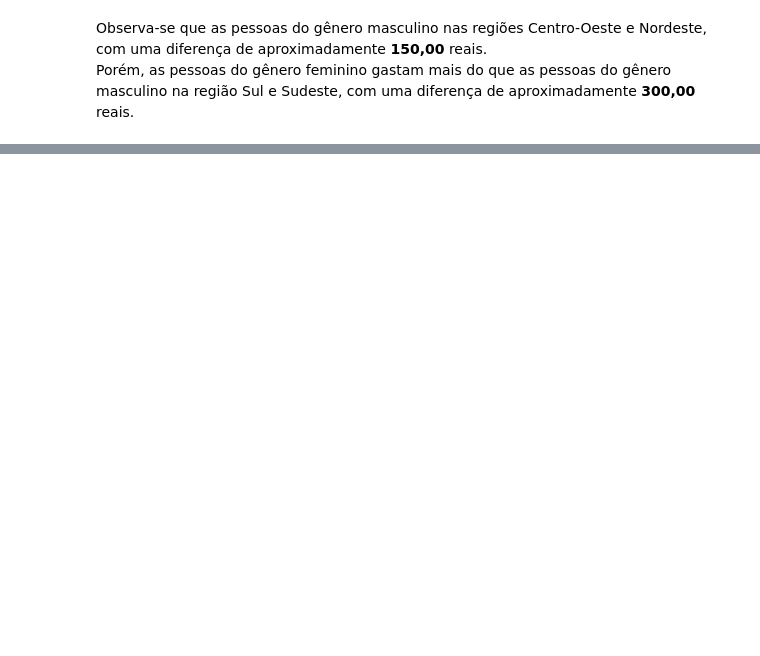
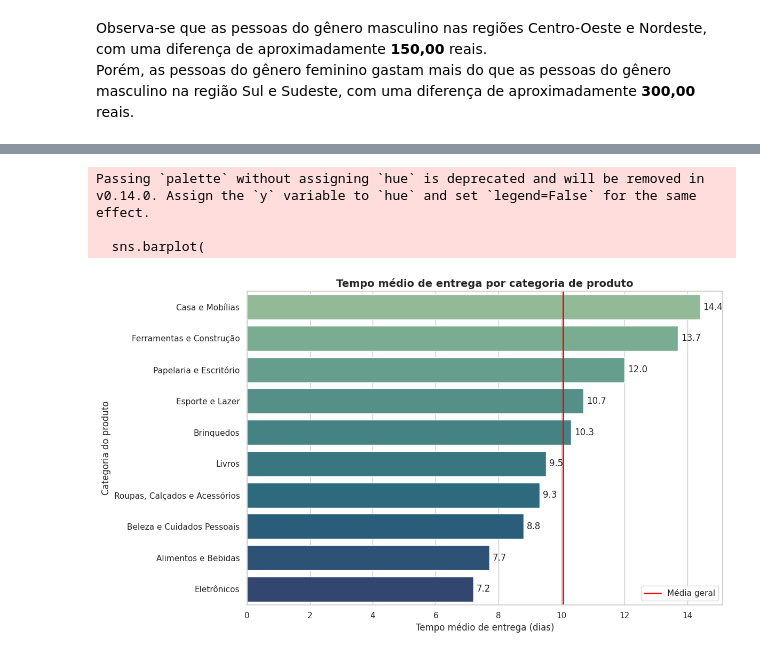
Before and after one commit to Jgabriel1800/estat-stica-varejo, a Jupyter notebook: estatistica_frequencia_medidas.ipynb, the cells around one changed output, grey strips where cells are left out. Drawn from its saved outputs; the diff is of its cells as text; code cells hidden in the pictures; blank space fills up the shorter version.

Commit message:
analisando a media, mediana e moda

```diff
--- a/estatistica_frequencia_medidas.ipynb
+++ b/estatistica_frequencia_medidas.ipynb
@@ -297,0 +312,3 @@ Porém, as pessoas do gênero feminino gastam mais do que as pessoas do gênero
+# %%
+media_entrega=dados.tempo_entrega.mean()
+media_entrega
@@ -297,0 +319,3 @@ Porém, as pessoas do gênero feminino gastam mais do que as pessoas do gênero
+# %%
+media_entrega_categoria=dados.groupby('categoria_produto')['tempo_entrega'].mean().reset_index().round(1)
+media_entrega_categoria
@@ -297,0 +335,6 @@ Porém, as pessoas do gênero feminino gastam mais do que as pessoas do gênero
+# %%
+media_entrega_categoria.columns=['categoria_produto','media_tempo']
+
+media_entrega_categoria=media_entrega_categoria.sort_values(by='media_tempo',ascending=False)
+media_entrega_categoria.drop(media_entrega_categoria[media_entrega_categoria['categoria_produto'] == 'Casa e Mobíli'].index, inplace=True)
+media_entrega_categoria
@@ -297,0 +353,29 @@ Porém, as pessoas do gênero feminino gastam mais do que as pessoas do gênero
+# %%
+sns.set(style='whitegrid')
+media_entrega_categoria_sorted = media_entrega_categoria.sort_values('media_tempo', ascending=False)
+plt.figure(figsize=(12, 7))
+
+sns.barplot(
+    data=media_entrega_categoria_sorted,
+    x='media_tempo',
+    y='categoria_produto',
+    palette="crest"
+)
+
+plt.axvline(media_entrega, color='red',  linewidth=2, label='Média geral')
+
+for i, (tempo, categoria) in enumerate(zip(media_entrega_categoria_sorted['media_tempo'], media_entrega_categoria_sorted['categoria_produto'])):
+    plt.text(tempo + 0.1, i, f"{tempo:.1f}", va='center')
+
+plt.xlabel('Tempo médio de entrega (dias)', fontsize=12)
+plt.ylabel('Categoria do produto', fontsize=12)
+plt.title('Tempo médio de entrega por categoria de produto', fontsize=14, weight='bold')
+
+plt.legend()
+plt.tight_layout()
+plt.show()
+# %% [output]
+Passing `palette` without assigning `hue` is deprecated and will be removed in v0.14.0. Assign the `y` variable to `hue` and set `legend=False` for the same effect.
+
+  sns.barplot(
+[figure, added]
```
Also changed, not shown: parts of 42 cells of this notebook.
